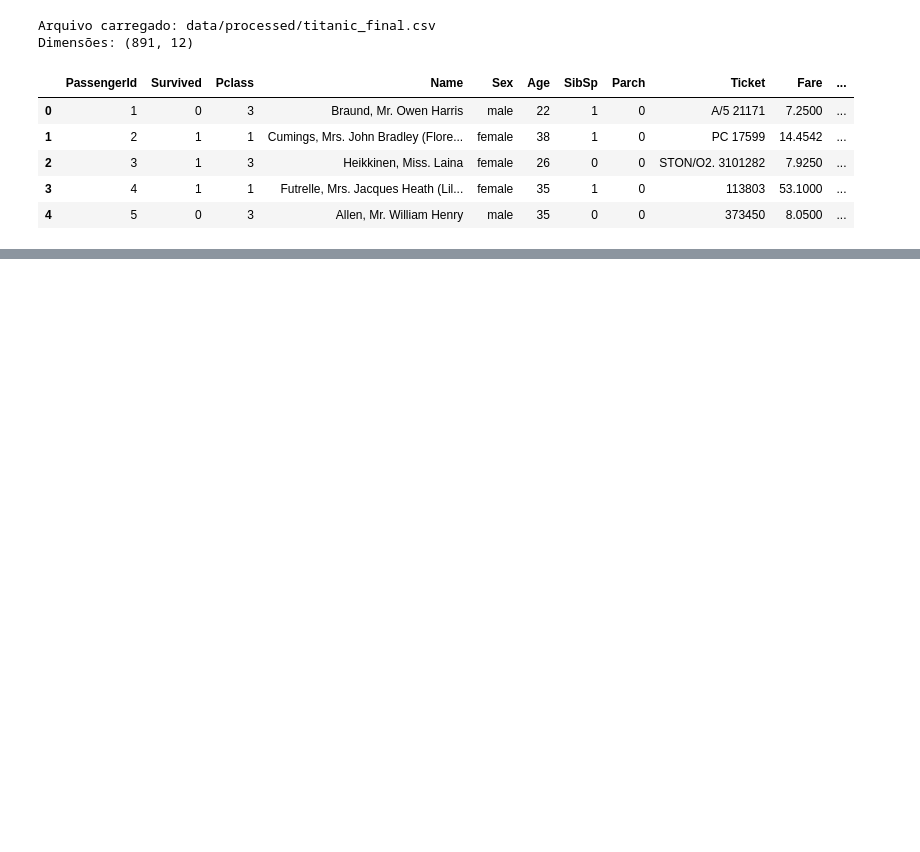
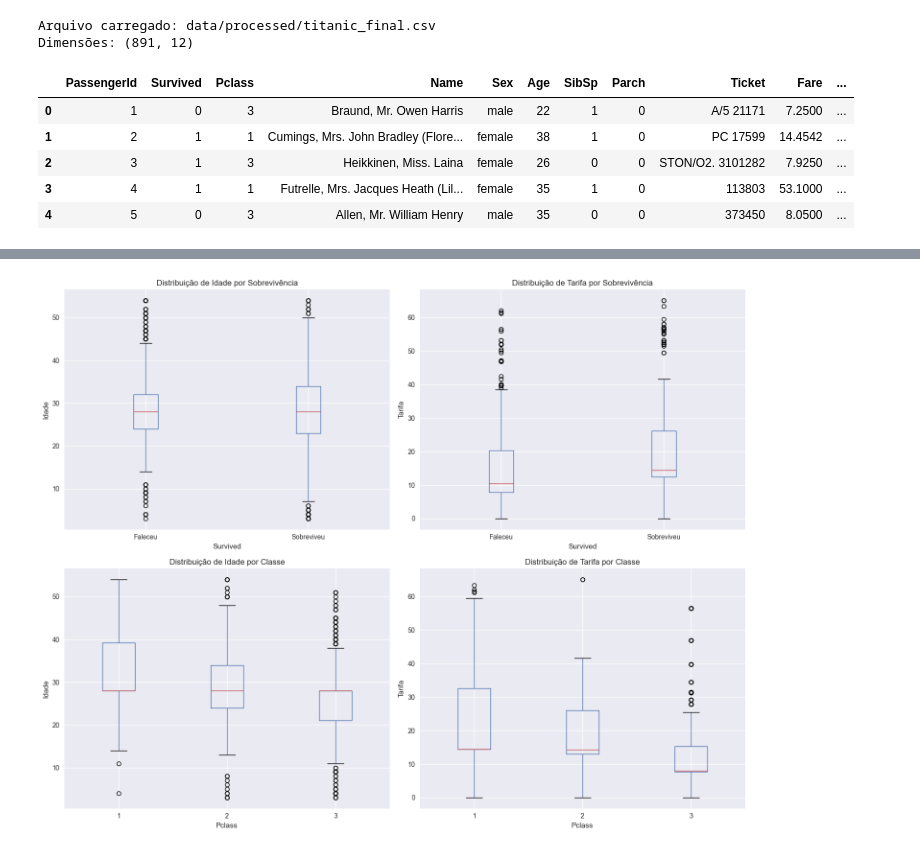
Before and after one commit to Lucaspm5/special-topics-computing, a Jupyter notebook: visualizacao_titanic.ipynb, the cells around one changed output, grey strips where cells are left out. Saved outputs shown, nothing was run; the diff lists cells and outputs as text; code cells hidden in the pictures; blank space fills up the shorter version.

```diff
--- a/visualizacao_titanic.ipynb
+++ b/visualizacao_titanic.ipynb
@@ -48,0 +146,32 @@ Resumo salvo em outputs/tables/titanic_descriptive_stats.csv
+# %%
+# 3. BOXPLOTS
+fig, axes = plt.subplots(2, 2, figsize=(15, 12))
+
+# Boxplot de Idade por Sobrevivência
+df.boxplot(column='Age', by='Survived', ax=axes[0,0])
+axes[0,0].set_title('Distribuição de Idade por Sobrevivência')
+axes[0,0].set_ylabel('Idade')
+axes[0,0].set_xticklabels(['Faleceu', 'Sobreviveu'])
+
+# Boxplot de Tarifa por Sobrevivência
+df.boxplot(column='Fare', by='Survived', ax=axes[0,1])
+axes[0,1].set_title('Distribuição de Tarifa por Sobrevivência')
+axes[0,1].set_ylabel('Tarifa')
+axes[0,1].set_xticklabels(['Faleceu', 'Sobreviveu'])
+
+# Boxplot de Idade por Classe
+df.boxplot(column='Age', by='Pclass', ax=axes[1,0])
+axes[1,0].set_title('Distribuição de Idade por Classe')
+axes[1,0].set_ylabel('Idade')
+
+# Boxplot de Tarifa por Classe
+df.boxplot(column='Fare', by='Pclass', ax=axes[1,1])
+axes[1,1].set_title('Distribuição de Tarifa por Classe')
+axes[1,1].set_ylabel('Tarifa')
+
+plt.suptitle('')
+plt.tight_layout()
+plt.savefig('data/outputs/figs/titanic_boxplots.png', dpi=300, bbox_inches='tight')
+plt.show()
+# %% [output]
+[figure, added]
```
Also changed, not shown: parts of 6 cells of this notebook, 19 other files.
